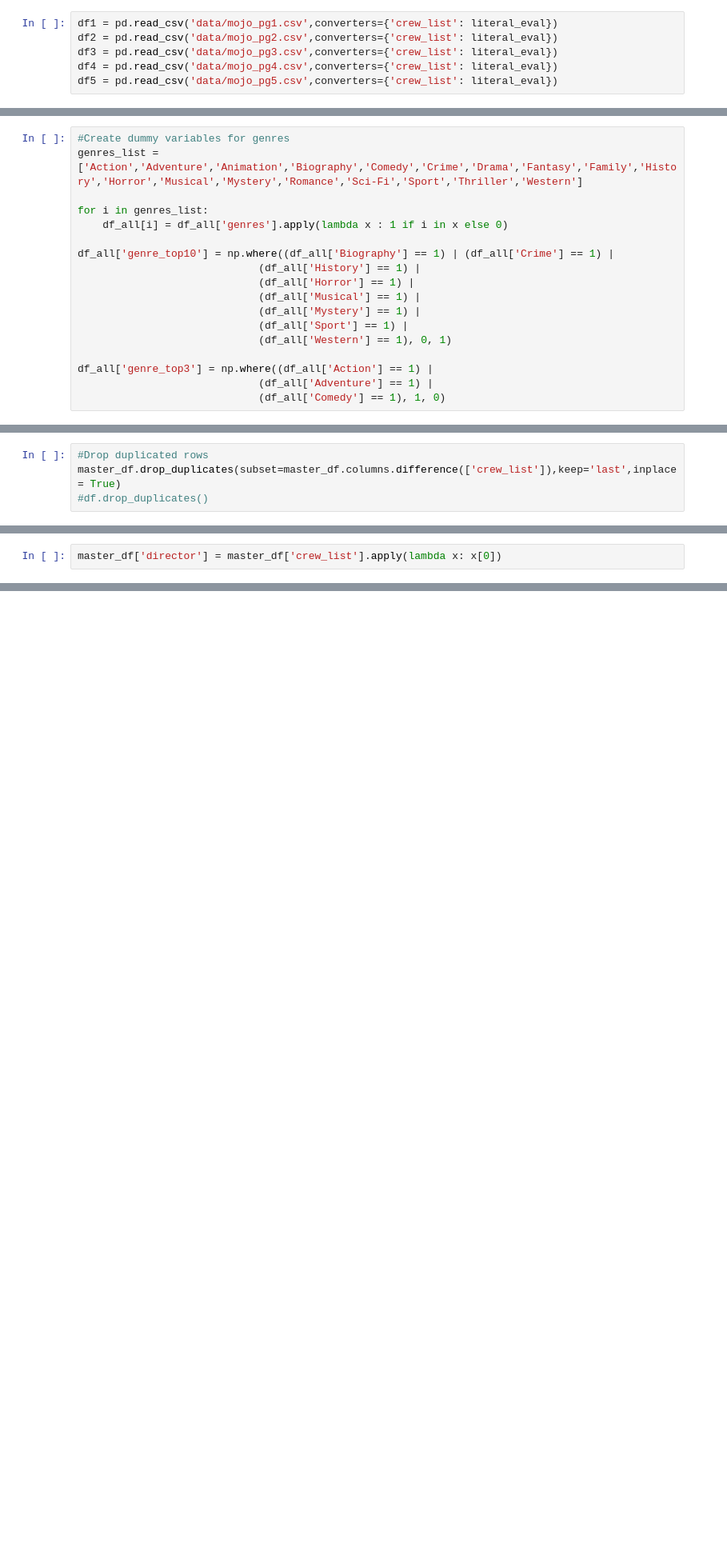
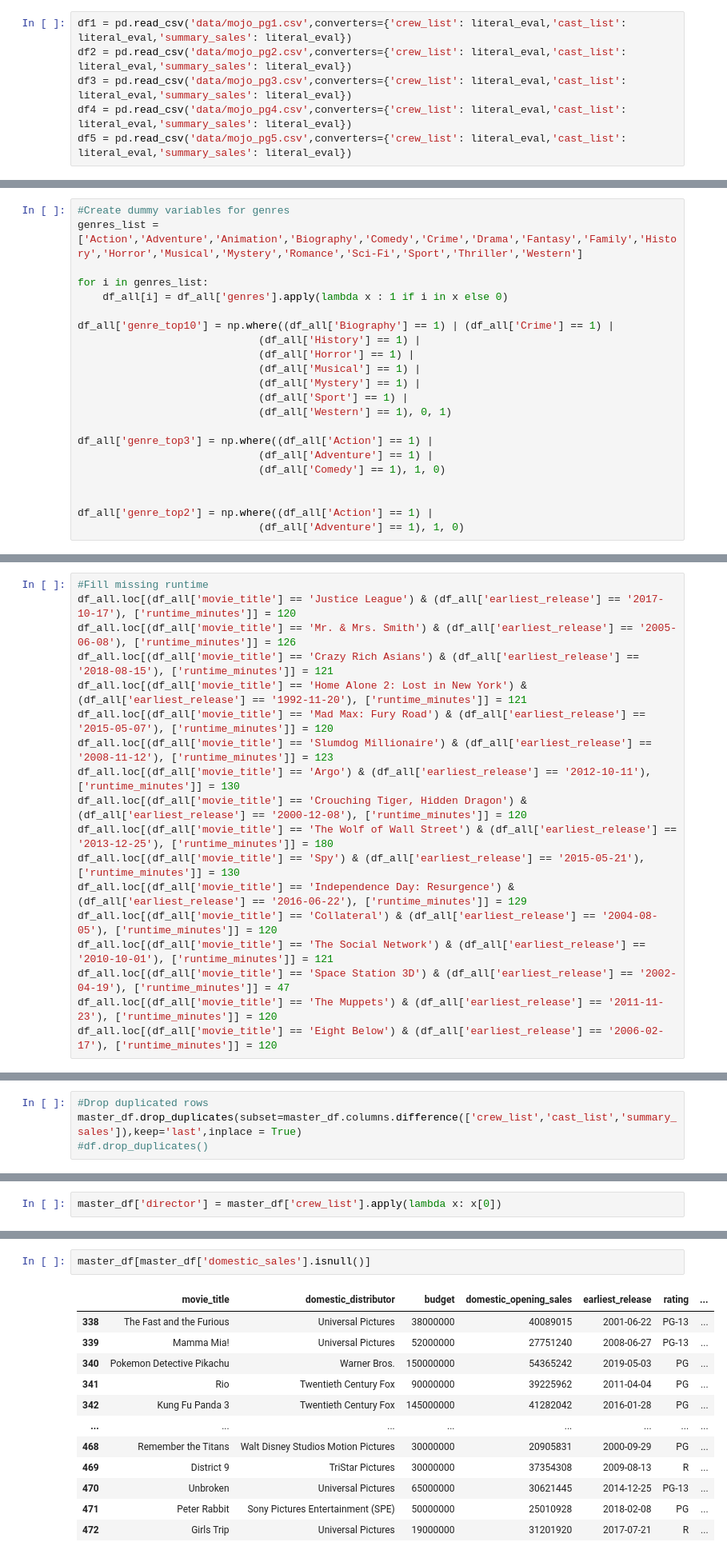
Before and after one commit to tawney-kirkland/02-luther, a Jupyter notebook: pre-processing_draft.ipynb, the cells around one changed output, grey strips where cells are left out. Shown at 80% size. Cells and saved outputs as stored; diff of their text form; blank space fills up the shorter version.

```diff
--- a/pre-processing_draft.ipynb
+++ b/pre-processing_draft.ipynb
@@ -7,11 +7,11 @@ from sklearn.preprocessing import OneHotEncoder
 from fuzzywuzzy import fuzz
 import fuzzymatcher
 # %%
-df1 = pd.read_csv('data/mojo_pg1.csv',converters={'crew_list': literal_eval})
-df2 = pd.read_csv('data/mojo_pg2.csv',converters={'crew_list': literal_eval})
-df3 = pd.read_csv('data/mojo_pg3.csv',converters={'crew_list': literal_eval})
-df4 = pd.read_csv('data/mojo_pg4.csv',converters={'crew_list': literal_eval})
-df5 = pd.read_csv('data/mojo_pg5.csv',converters={'crew_list': literal_eval})
+df1 = pd.read_csv('data/mojo_pg1.csv',converters={'crew_list': literal_eval,'cast_list': literal_eval,'summary_sales': literal_eval})
+df2 = pd.read_csv('data/mojo_pg2.csv',converters={'crew_list': literal_eval,'cast_list': literal_eval,'summary_sales': literal_eval})
+df3 = pd.read_csv('data/mojo_pg3.csv',converters={'crew_list': literal_eval,'cast_list': literal_eval,'summary_sales': literal_eval})
+df4 = pd.read_csv('data/mojo_pg4.csv',converters={'crew_list': literal_eval,'cast_list': literal_eval,'summary_sales': literal_eval})
+df5 = pd.read_csv('data/mojo_pg5.csv',converters={'crew_list': literal_eval,'cast_list': literal_eval,'summary_sales': literal_eval})
 # %%
 df_all = pd.concat([df1,df2,df3,df4,df5], ignore_index = True)
 # %%
@@ -32,6 +32,10 @@ df_all['genre_top10'] = np.where((df_all['Biography'] == 1) | (df_all['Crime'] =
 df_all['genre_top3'] = np.where((df_all['Action'] == 1) |
                              (df_all['Adventure'] == 1) |
                              (df_all['Comedy'] == 1), 1, 0)
+
+
+df_all['genre_top2'] = np.where((df_all['Action'] == 1) |
+                             (df_all['Adventure'] == 1), 1, 0)
 # %%
 #Rebucket domestic distributors to group smaller distributors
 df_all['domestic_distributor'] = df_all['domestic_distributor'].replace(np.nan,'Universal Pictures')
@@ -75,3 +79,21 @@ df_all.loc[(df_all['movie_title'] == 'G') & (df_all['earliest_release'] == '2009
 df_all.loc[(df_all['movie_title'] == 'WALL·E') & (df_all['earliest_release'] == '2008-06-26'), ['movie_title']] = 'WALL-E'
 df_all.loc[(df_all['movie_title'] == 'Les Misérables') & (df_all['earliest_release'] == '2012-12-19'), ['movie_title']] = 'Les Miserables'
 df_all.loc[(df_all['movie_title'] == 'Pokémon Detective Pikachu') & (df_all['earliest_release'] == '2019-05-03'), ['movie_title']] = 'Pokemon Detective Pikachu'
+# %%
+#Fill missing runtime
+df_all.loc[(df_all['movie_title'] == 'Justice League') & (df_all['earliest_release'] == '2017-10-17'), ['runtime_minutes']] = 120
+df_all.loc[(df_all['movie_title'] == 'Mr. & Mrs. Smith') & (df_all['earliest_release'] == '2005-06-08'), ['runtime_minutes']] = 126
+df_all.loc[(df_all['movie_title'] == 'Crazy Rich Asians') & (df_all['earliest_release'] == '2018-08-15'), ['runtime_minutes']] = 121
+df_all.loc[(df_all['movie_title'] == 'Home Alone 2: Lost in New York') & (df_all['earliest_release'] == '1992-11-20'), ['runtime_minutes']] = 121
+df_all.loc[(df_all['movie_title'] == 'Mad Max: Fury Road') & (df_all['earliest_release'] == '2015-05-07'), ['runtime_minutes']] = 120
+df_all.loc[(df_all['movie_title'] == 'Slumdog Millionaire') & (df_all['earliest_release'] == '2008-11-12'), ['runtime_minutes']] = 123
+df_all.loc[(df_all['movie_title'] == 'Argo') & (df_all['earliest_release'] == '2012-10-11'), ['runtime_minutes']] = 130
+df_all.loc[(df_all['movie_title'] == 'Crouching Tiger, Hidden Dragon') & (df_all['earliest_release'] == '2000-12-08'), ['runtime_minutes']] = 120
+df_all.loc[(df_all['movie_title'] == 'The Wolf of Wall Street') & (df_all['earliest_release'] == '2013-12-25'), ['runtime_minutes']] = 180
+df_all.loc[(df_all['movie_title'] == 'Spy') & (df_all['earliest_release'] == '2015-05-21'), ['runtime_minutes']] = 130
+df_all.loc[(df_all['movie_title'] == 'Independence Day: Resurgence') & (df_all['earliest_release'] == '2016-06-22'), ['runtime_minutes']] = 129
+df_all.loc[(df_all['movie_title'] == 'Collateral') & (df_all['earliest_release'] == '2004-08-05'), ['runtime_minutes']] = 120
+df_all.loc[(df_all['movie_title'] == 'The Social Network') & (df_all['earliest_release'] == '2010-10-01'), ['runtime_minutes']] = 121
+df_all.loc[(df_all['movie_title'] == 'Space Station 3D') & (df_all['earliest_release'] == '2002-04-19'), ['runtime_minutes']] = 47
+df_all.loc[(df_all['movie_title'] == 'The Muppets') & (df_all['earliest_release'] == '2011-11-23'), ['runtime_minutes']] = 120
+df_all.loc[(df_all['movie_title'] == 'Eight Below') & (df_all['earliest_release'] == '2006-02-17'), ['runtime_minutes']] = 120
@@ -242,7 +274,7 @@ master_df = at_2000.merge(df_sequel, how='left')
 master_df.drop(columns=['Unnamed: 0','year'],inplace=True)
 # %%
 #Drop duplicated rows
-master_df.drop_duplicates(subset=master_df.columns.difference(['crew_list']),keep='last',inplace = True)
+master_df.drop_duplicates(subset=master_df.columns.difference(['crew_list','cast_list','summary_sales']),keep='last',inplace = True)
 #df.drop_duplicates()
 # %%
 master_df
@@ -301,0 +318,15 @@ master_df
+# %%
+master_df[master_df['domestic_sales'].isnull()]
+# %% [output]
+|  | movie_title | domestic_distributor | budget | domestic_opening_sales | earliest_release | rating | ... |
+| 338 | The Fast and the Furious | Universal Pictures | 38000000 | 40089015 | 2001-06-22 | PG-13 | ... |
+| 339 | Mamma Mia! | Universal Pictures | 52000000 | 27751240 | 2008-06-27 | PG-13 | ... |
+| 340 | Pokemon Detective Pikachu | Warner Bros. | 150000000 | 54365242 | 2019-05-03 | PG | ... |
+| 341 | Rio | Twentieth Century Fox | 90000000 | 39225962 | 2011-04-04 | PG | ... |
+| 342 | Kung Fu Panda 3 | Twentieth Century Fox | 145000000 | 41282042 | 2016-01-28 | PG | ... |
+| ... | ... | ... | ... | ... | ... | ... | ... |
+| 468 | Remember the Titans | Walt Disney Studios Motion Pictures | 30000000 | 20905831 | 2000-09-29 | PG | ... |
+| 469 | District 9 | TriStar Pictures | 30000000 | 37354308 | 2009-08-13 | R | ... |
+| 470 | Unbroken | Universal Pictures | 65000000 | 30621445 | 2014-12-25 | PG-13 | ... |
+| 471 | Peter Rabbit | Sony Pictures Entertainment (SPE) | 50000000 | 25010928 | 2018-02-08 | PG | ... |
+| 472 | Girls Trip | Universal Pictures | 19000000 | 31201920 | 2017-07-21 | R | ... |
```
Also changed, not shown: parts of 21 cells of this notebook, 1 other file.
